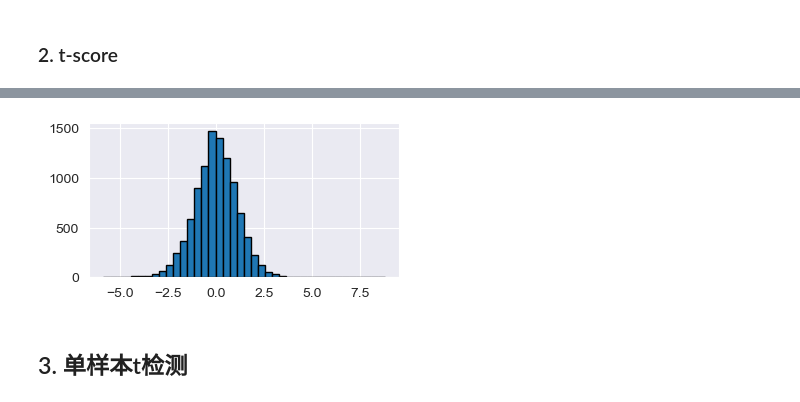
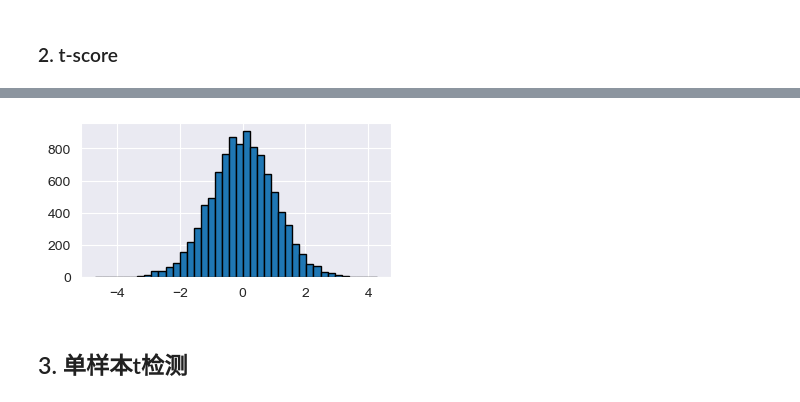
Before and after one commit to Lvseguiji/ZMJ_Whale_DS, a Jupyter notebook: Stats/07.Presentation.ipynb, the cells around one changed output, grey strips where cells are left out. Drawn from its saved outputs; the diff is of its cells as text; code cells hidden in the pictures.

```diff
--- a/Stats/07.Presentation.ipynb
+++ b/Stats/07.Presentation.ipynb
@@ -55,19 +55,19 @@ plt.show()
 # %%
 population_mean = np.mean(rnd_array_2)
-sample_size = 20
+sample_size = 50
 df_2 = pd.DataFrame(columns=['t_score'])
 for i in range(10000):
     sample = np.random.choice(rnd_array_2,sample_size)
     sample_mean = np.mean(sample)
     sample_std = np.std(sample)
     t = (sample_mean - population_mean) / (sample_std / np.sqrt(sample_size))
     df_2.loc[len(df_2)] = t
 fig = plt.figure(figsize=(4,2))
 ax = fig.subplots()
 ax.hist(df_2, edgecolor='black', bins=40)
 plt.show()
 # %% [output]
-[figure, old version]
+[figure, new version]
 # %% [markdown]
 ## 3. 单样本t检测
 # %% [markdown]
```
Also changed, not shown: parts of 21 cells of this notebook, 1 other file.
